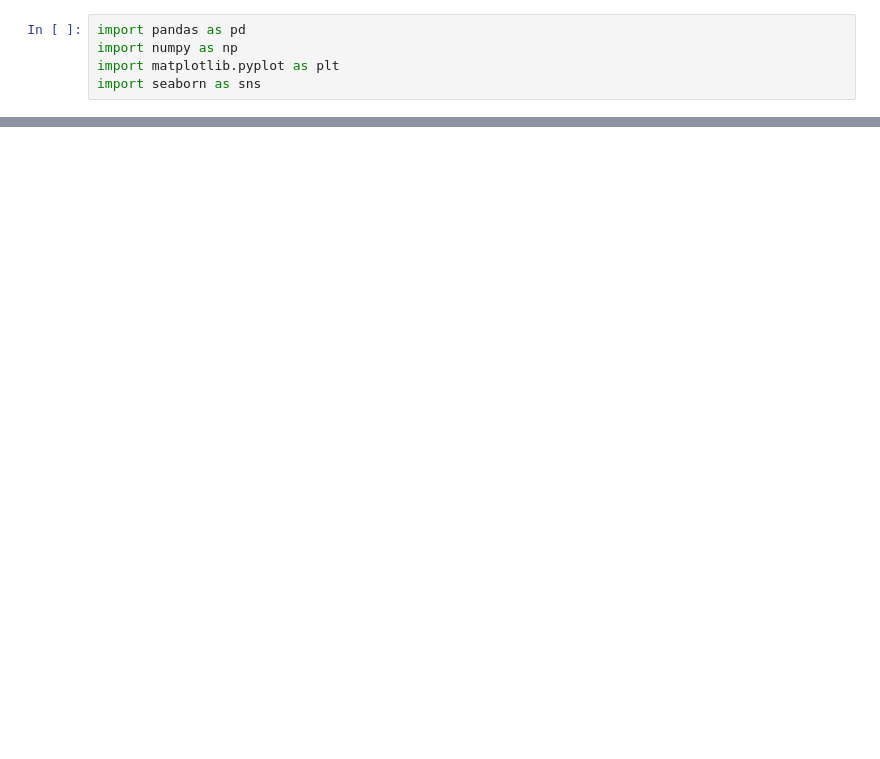
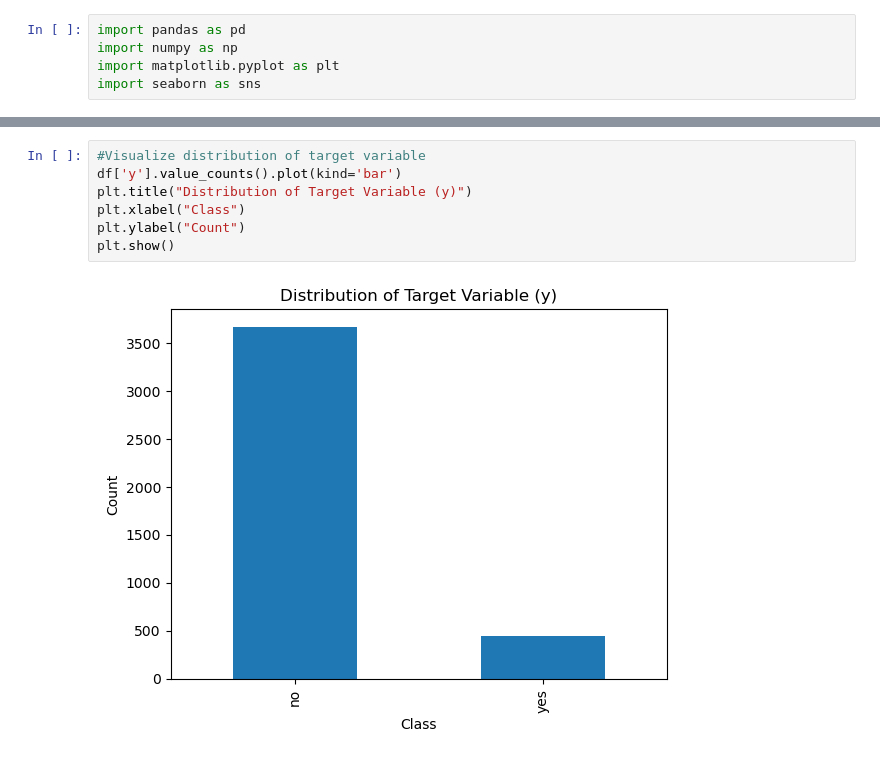
Before and after one commit to nicolas-gls/ML-fundamentals-2026, a Jupyter notebook: assignment_1_<nicolas_grass>.ipynb, the cells around one changed output, grey strips where cells are left out. Drawn from its saved outputs; the diff is of its cells as text; blank space fills up the shorter version.

```diff
--- a/assignment_1_<nicolas_grass>.ipynb
+++ b/assignment_1_<nicolas_grass>.ipynb
@@ -32,0 +160,9 @@ Another variable that could appear to be a target is "poutcome", the outcome of
+# %%
+#Visualize distribution of target variable
+df['y'].value_counts().plot(kind='bar')
+plt.title("Distribution of Target Variable (y)")
+plt.xlabel("Class")
+plt.ylabel("Count")
+plt.show()
+# %% [output]
+[figure, added]
```
Also changed, not shown: parts of 29 cells of this notebook.
